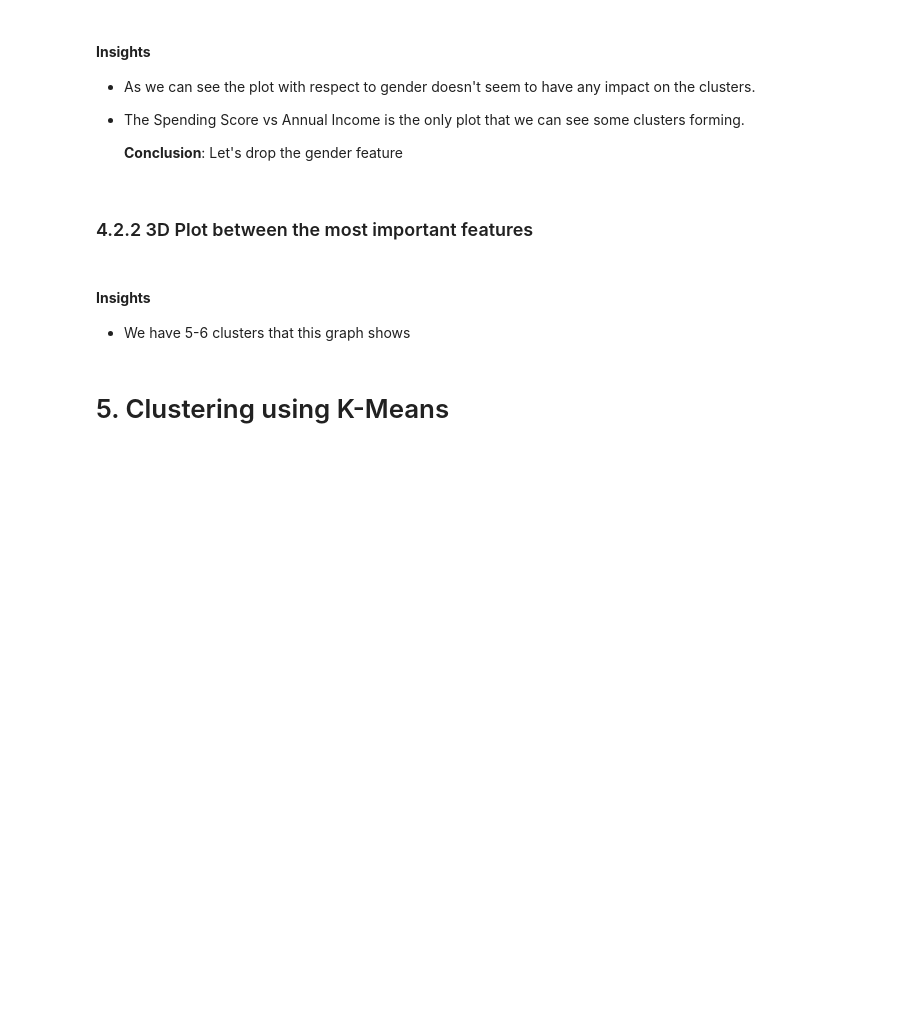
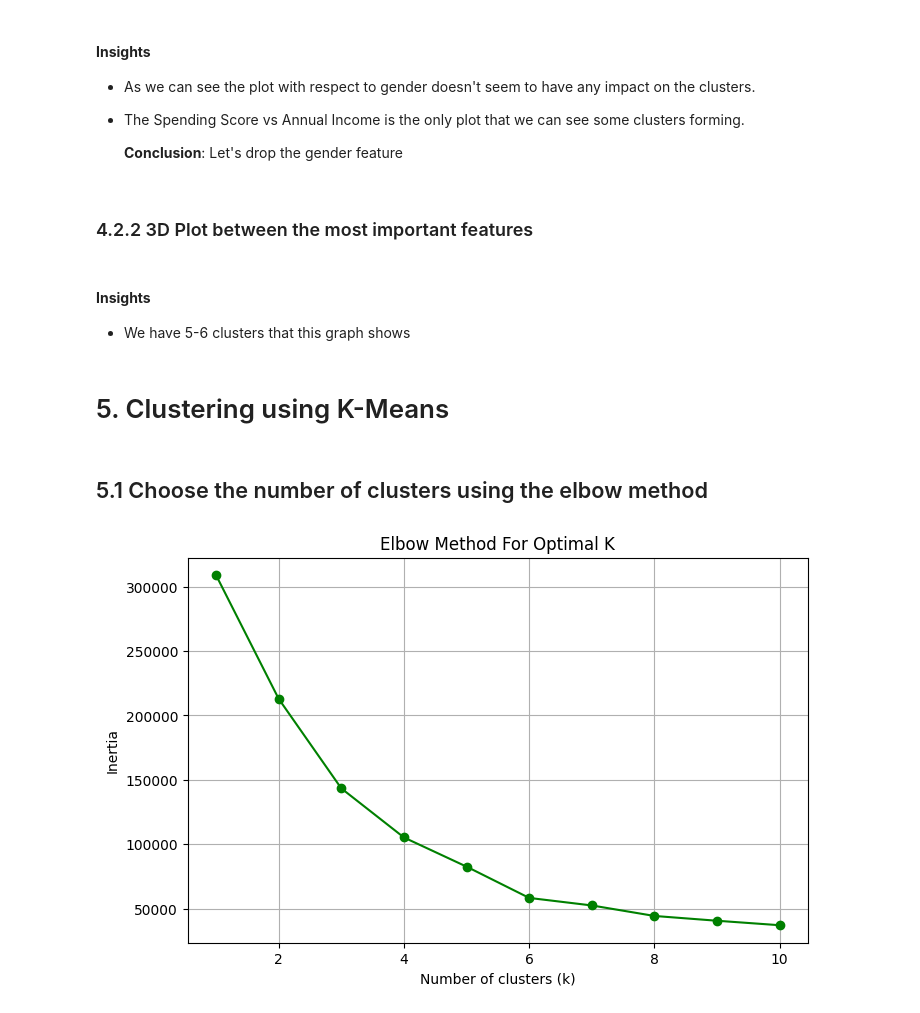
Before and after one commit to Zayed-2211/mall-customer-analysis, a Jupyter notebook: notebook.ipynb, the cells around one changed output. Saved outputs shown, nothing was run; the diff lists cells and outputs as text; code cells hidden in the pictures; blank space fills up the shorter version.

Commit message:
Clustering complete

```diff
--- a/notebook.ipynb
+++ b/notebook.ipynb
@@ -320,3 +326,26 @@ fig.show()
 - We have 5-6 clusters that this graph shows
 # %% [markdown]
 # 5. Clustering using K-Means
+# %% [markdown]
+## 5.1 Choose the number of clusters using the elbow method
+# %%
+# Define a range of potential cluster numbers
+k_values = range(1, 11)
+inertia_values = []
+
+# Calculate inertia for each k
+for k in k_values:
+    kmeans = KMeans(n_clusters=k, random_state=00)
+    kmeans.fit(df[['Age', 'Annual Income (k$)', 'Spending Score (1-100)']])
+    inertia_values.append(kmeans.inertia_)
+
+# Plot the inertia values against k
+plt.figure(figsize=(8, 5))
+plt.plot(k_values, inertia_values, marker='o', color='g')
+plt.title('Elbow Method For Optimal K', color='black')
+plt.xlabel('Number of clusters (k)', color='black')
+plt.ylabel('Inertia', color='black')
+plt.grid(True)
+plt.show()
+# %% [output]
+[figure, added]
```
Also changed, not shown: parts of 11 cells of this notebook.
